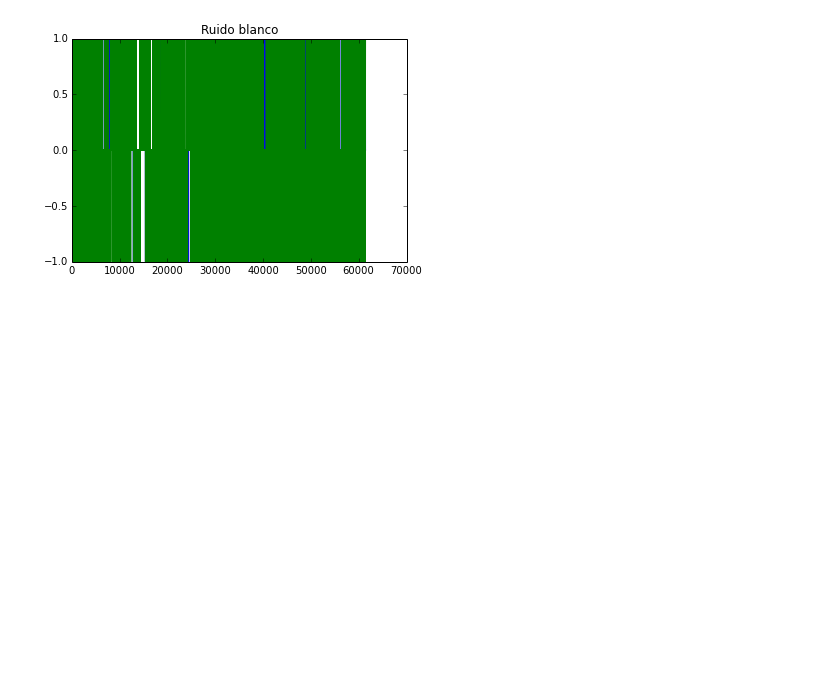
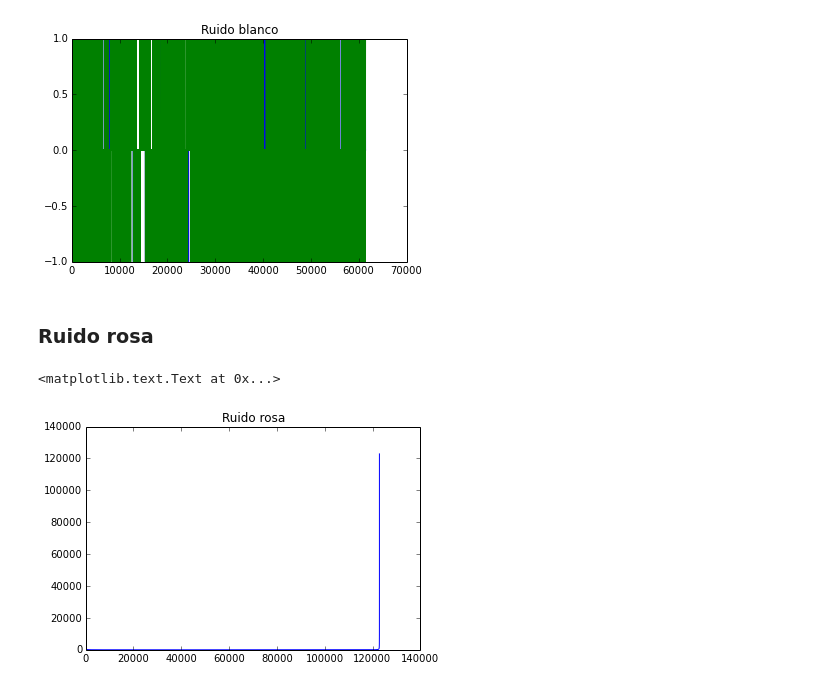
Before and after one commit to manuel426/hw5_Ariza_Rueda, a Jupyter notebook: Untitled0.ipynb, the cells around one changed output. Saved outputs shown, nothing was run; the diff lists cells and outputs as text; code cells hidden in the pictures; blank space fills up the shorter version.

```diff
--- a/Untitled0.ipynb
+++ b/Untitled0.ipynb
@@ -60,3 +59,15 @@ plt.title('Ruido blanco ')
 # %%
 #Se guarda este archivo en el repositorio como:
 wavfile.write('ruidoblanco.wav', fs, blanco.real)
+# %% [markdown]
+### Ruido rosa
+# %%
+#El ruido rosa es 1 sobre la frecuencia (1/freq)
+ruidorosa = (1/freq)
+#Grafica del ruido rosa
+
+plot(np.abs(ruidorosa))
+plt.title('Ruido rosa ')
+# %% [output]
+<matplotlib.text.Text at 0x...>
+[figure, added]
```
Also changed, not shown: parts of 1 cell of this notebook.
